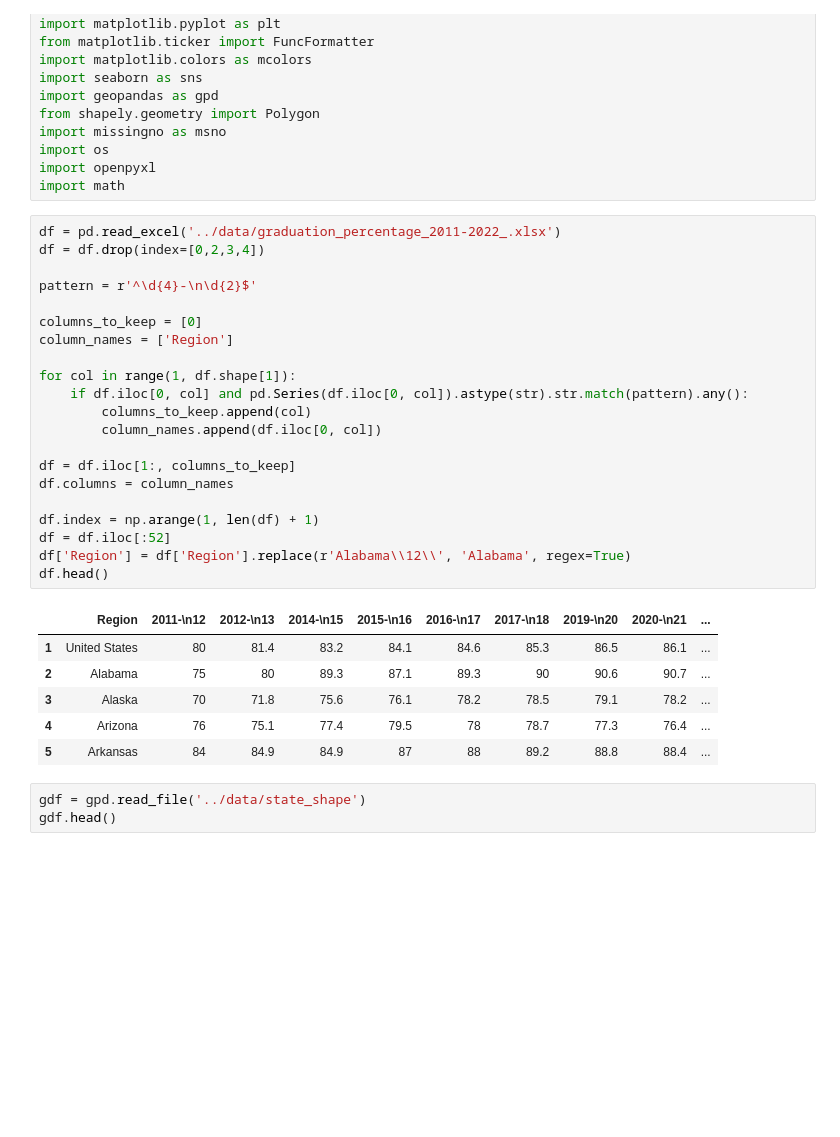
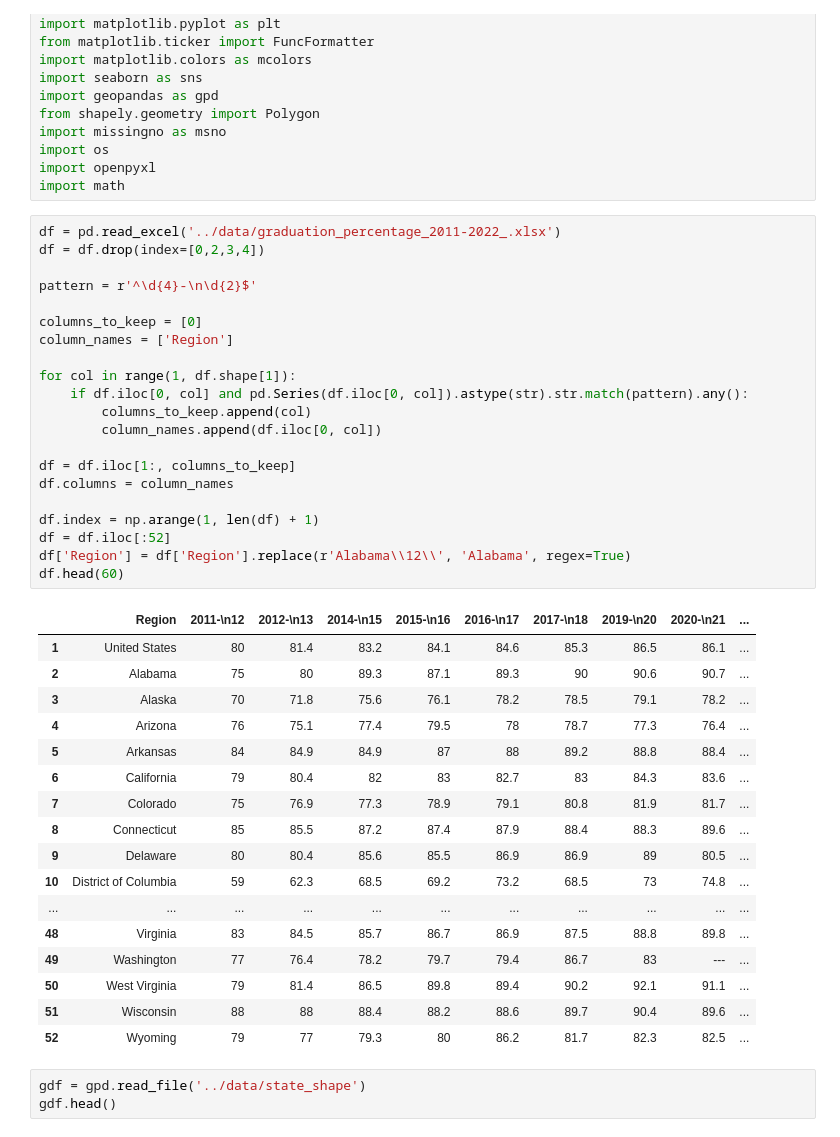
Before and after one commit to wurtylex/SRDatathon, a Jupyter notebook: src/graduation_percentage.ipynb, the cells around one changed output. Drawn from its saved outputs; the diff is of its cells as text; blank space fills up the shorter version.

```diff
--- a/src/graduation_percentage.ipynb
+++ b/src/graduation_percentage.ipynb
@@ -19,31 +19,42 @@ import math
 # %%
 df = pd.read_excel('../data/graduation_percentage_2011-2022_.xlsx')
 df = df.drop(index=[0,2,3,4])
 
 pattern = r'^\d{4}-\n\d{2}$'
 
 columns_to_keep = [0]
 column_names = ['Region']
 
 for col in range(1, df.shape[1]):
     if df.iloc[0, col] and pd.Series(df.iloc[0, col]).astype(str).str.match(pattern).any():
         columns_to_keep.append(col)
         column_names.append(df.iloc[0, col])
 
 df = df.iloc[1:, columns_to_keep]
 df.columns = column_names
 
 df.index = np.arange(1, len(df) + 1)
 df = df.iloc[:52]
 df['Region'] = df['Region'].replace(r'Alabama\\12\\', 'Alabama', regex=True)
-df.head()
+df.head(60)
 # %% [output]
 |  | Region | 2011-\n12 | 2012-\n13 | 2014-\n15 | 2015-\n16 | 2016-\n17 | 2017-\n18 | 2019-\n20 | 2020-\n21 | ... |
 | 1 | United States | 80 | 81.4 | 83.2 | 84.1 | 84.6 | 85.3 | 86.5 | 86.1 | ... |
 | 2 | Alabama | 75 | 80 | 89.3 | 87.1 | 89.3 | 90 | 90.6 | 90.7 | ... |
 | 3 | Alaska | 70 | 71.8 | 75.6 | 76.1 | 78.2 | 78.5 | 79.1 | 78.2 | ... |
 | 4 | Arizona | 76 | 75.1 | 77.4 | 79.5 | 78 | 78.7 | 77.3 | 76.4 | ... |
 | 5 | Arkansas | 84 | 84.9 | 84.9 | 87 | 88 | 89.2 | 88.8 | 88.4 | ... |
+| 6 | California | 79 | 80.4 | 82 | 83 | 82.7 | 83 | 84.3 | 83.6 | ... |
+| 7 | Colorado | 75 | 76.9 | 77.3 | 78.9 | 79.1 | 80.8 | 81.9 | 81.7 | ... |
+| 8 | Connecticut | 85 | 85.5 | 87.2 | 87.4 | 87.9 | 88.4 | 88.3 | 89.6 | ... |
+| 9 | Delaware | 80 | 80.4 | 85.6 | 85.5 | 86.9 | 86.9 | 89 | 80.5 | ... |
+| 10 | District of Columbia | 59 | 62.3 | 68.5 | 69.2 | 73.2 | 68.5 | 73 | 74.8 | ... |
+| ... | ... | ... | ... | ... | ... | ... | ... | ... | ... | ... |
+| 48 | Virginia | 83 | 84.5 | 85.7 | 86.7 | 86.9 | 87.5 | 88.8 | 89.8 | ... |
+| 49 | Washington | 77 | 76.4 | 78.2 | 79.7 | 79.4 | 86.7 | 83 | --- | ... |
+| 50 | West Virginia | 79 | 81.4 | 86.5 | 89.8 | 89.4 | 90.2 | 92.1 | 91.1 | ... |
+| 51 | Wisconsin | 88 | 88 | 88.4 | 88.2 | 88.6 | 89.7 | 90.4 | 89.6 | ... |
+| 52 | Wyoming | 79 | 77 | 79.3 | 80 | 86.2 | 81.7 | 82.3 | 82.5 | ... |
 # %%
 gdf = gpd.read_file('../data/state_shape')
 gdf.head()
```
Also changed, not shown: 10 other files.
